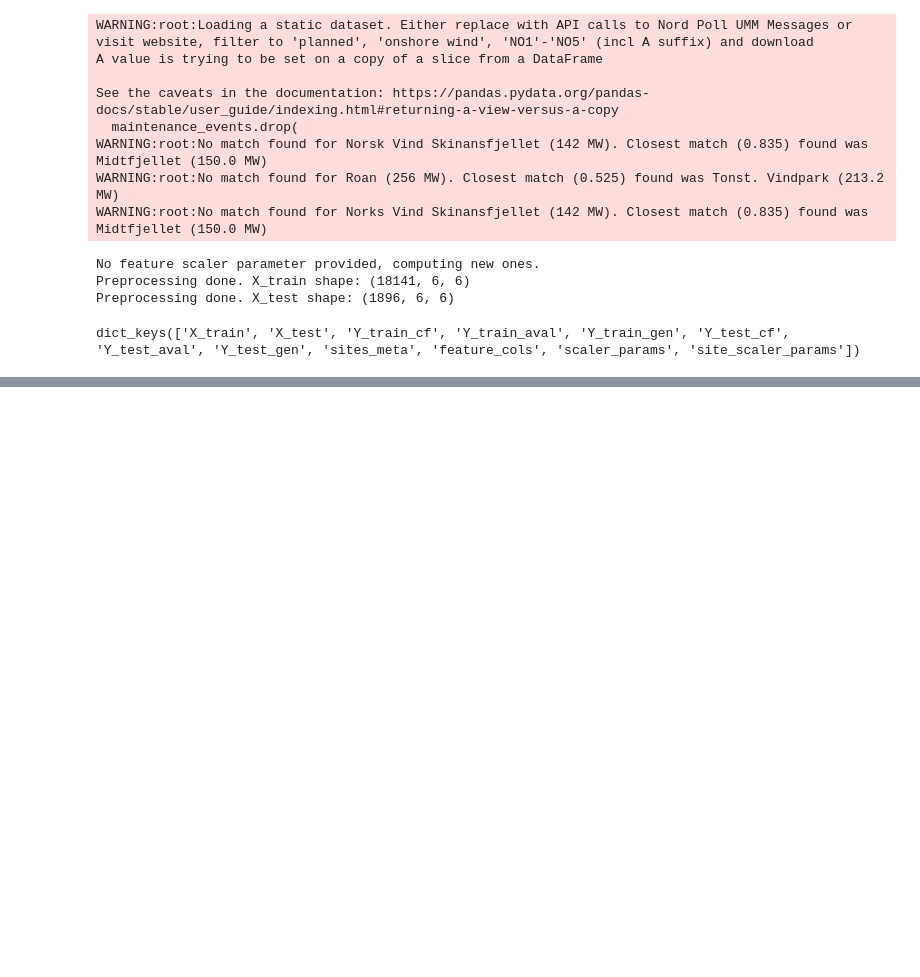
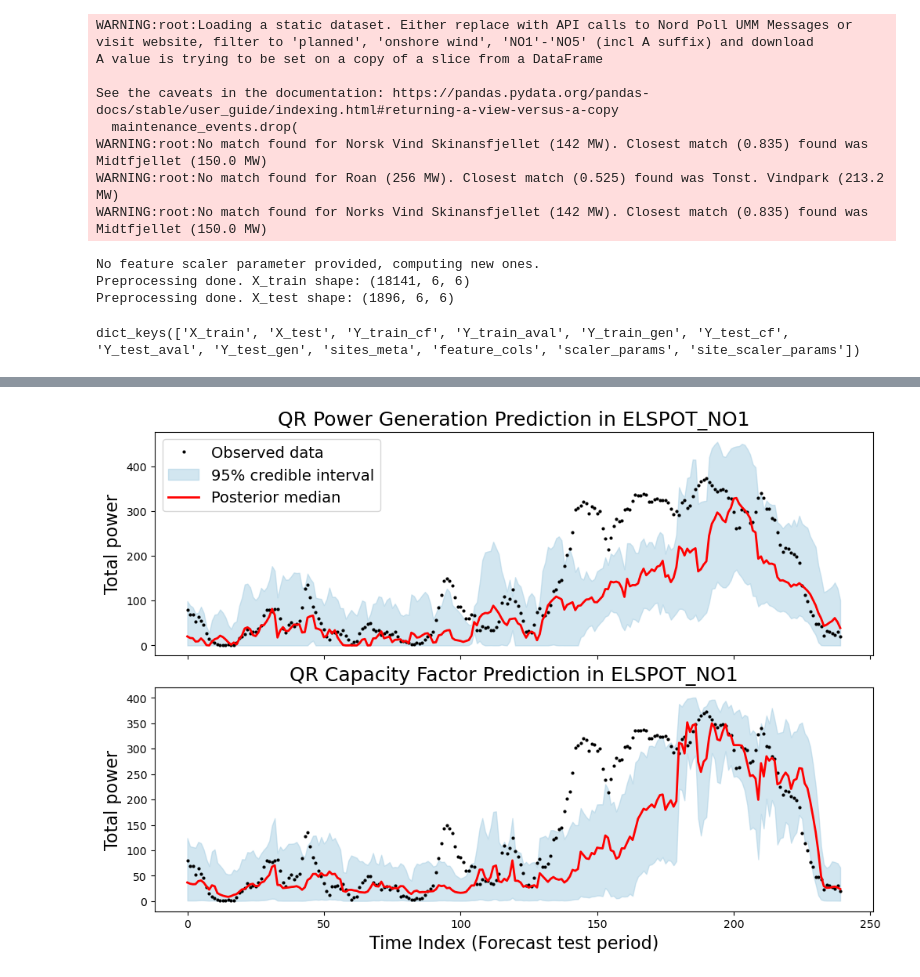
Before and after one commit to noemiwbr/master_thesis, a Jupyter notebook: notebooks/evaluation.ipynb, the cells around one changed output, grey strips where cells are left out. Saved outputs shown, nothing was run; the diff lists cells and outputs as text; code cells hidden in the pictures; blank space fills up the shorter version.

Commit message:
plots for presentation

```diff
--- a/notebooks/evaluation.ipynb
+++ b/notebooks/evaluation.ipynb
@@ -394,3 +454,86 @@ Preprocessing done. X_test shape: (1896, 6, 6)
 forecast_data.keys()
 # %% [output]
 dict_keys(['X_train', 'X_test', 'Y_train_cf', 'Y_train_aval', 'Y_train_gen', 'Y_test_cf', 'Y_test_aval', 'Y_test_gen', 'sites_meta', 'feature_cols', 'scaler_params', 'site_scaler_params'])
+# %%
+fig, axes = plt.subplots(nrows=2, figsize=(10, 7), sharex=True, constrained_layout=True)
+
+ax = axes[0]
+ax.plot(
+    eval_data["Y_eval_gen"],
+    ".",
+    color="black",
+    label="Observed data",
+    markersize=4,
+)
+
+# file_name = "WindPowerQuantile_2025-12-02_11-34-46_fore_ELSPOT_NO1"
+# file_name="WindPowerModel_simple_2025-12-02_11-11-30_fore_ELSPOT_NO1"
+file_name = "WindPowerQuantile_2025-12-03_14-57-43_now_gen_ELSPOT_NO1"
+# file_name = "WindPowerQuantile_2025-12-03_14-54-34_now_cf_ELSPOT_NO1"
+# file_name = "WindPowerModel_simple_2025-12-01_10-31-55_ELSPOT_NO1"
+
+forecast, forecast_extended = evaluate_QR(file_name)
+
+ax.fill_between(
+    np.arange(24 * len(evaluation_dates)),
+    forecast_extended[i]["hdi_lower"].values,
+    forecast_extended[i]["hdi_upper"].values,
+    color="#A6CEE3",
+    alpha=0.5,
+    label="95% credible interval",
+)
+
+ax.plot(
+    forecast_extended[i]["median"].values, color="red", label="Posterior median", lw=2
+)
+
+ax.set(
+    ylabel="Total power",
+    title=f"QR Power Generation Prediction in {bid_zone}",
+)
+ax.legend(fontsize=14)
+ax.title.set_fontsize(18)
+ax.xaxis.label.set_size(16)
+ax.yaxis.label.set_size(16)
+
+
+ax = axes[1]
+ax.plot(
+    eval_data["Y_eval_gen"],
+    ".",
+    color="black",
+    label="Observed data",
+    markersize=4,
+)
+# file_name = "WindPowerQuantile_2025-12-02_11-34-46_fore_ELSPOT_NO1"
+# file_name="WindPowerModel_simple_2025-12-02_11-11-30_fore_ELSPOT_NO1"
+# file_name = "WindPowerQuantile_2025-12-03_14-57-43_now_gen_ELSPOT_NO1"
+file_name = "WindPowerQuantile_2025-12-03_14-54-34_now_cf_ELSPOT_NO1"
+# file_name = "WindPowerModel_simple_2025-12-01_10-31-55_ELSPOT_NO1"
+
+forecast, forecast_extended = evaluate_QR(file_name)
+
+ax.fill_between(
+    np.arange(24 * len(evaluation_dates)),
+    forecast_extended[i]["hdi_lower"].values,
+    forecast_extended[i]["hdi_upper"].values,
+    color="#A6CEE3",
+    alpha=0.5,
+    label="95% credible interval",
+)
+
+ax.plot(
+    forecast_extended[i]["median"].values, color="red", label="Posterior median", lw=2
+)
+
+ax.set(
+    xlabel="Time Index (Forecast test period)",
+    ylabel="Total power",
+    title=f"QR Capacity Factor Prediction in {bid_zone}",
+)
+ax.title.set_fontsize(18)
+ax.xaxis.label.set_size(16)
+ax.yaxis.label.set_size(16)
+
+plt.show()
+# %% [output]
@@ -396,0 +546 @@ dict_keys(['X_train', 'X_test', 'Y_train_cf', 'Y_train_aval', 'Y_train_gen', 'Y_
+[figure, added]
```
Also changed, not shown: parts of 15 cells of this notebook.
